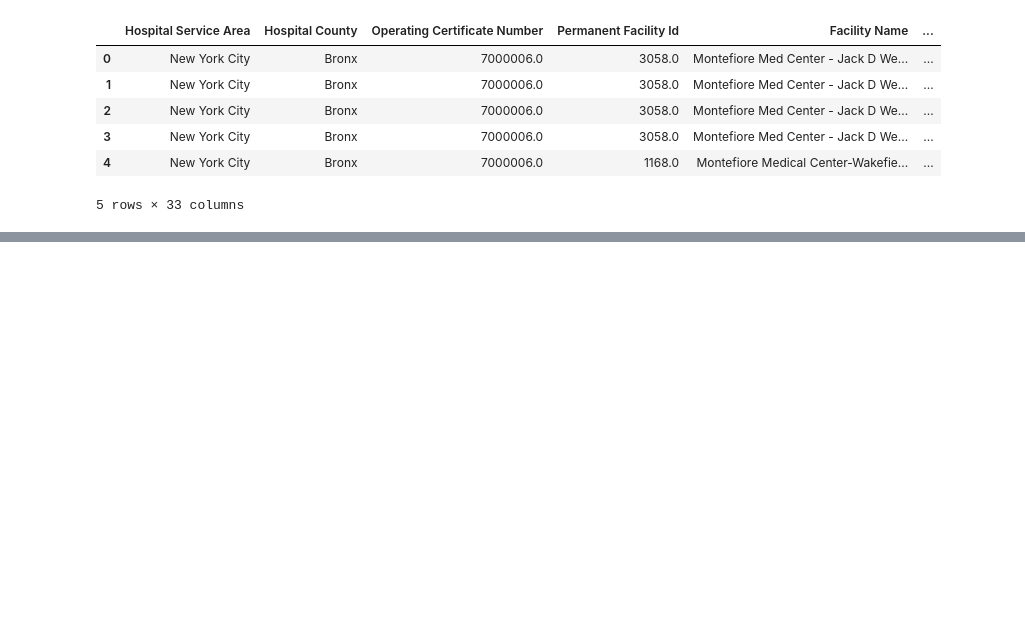
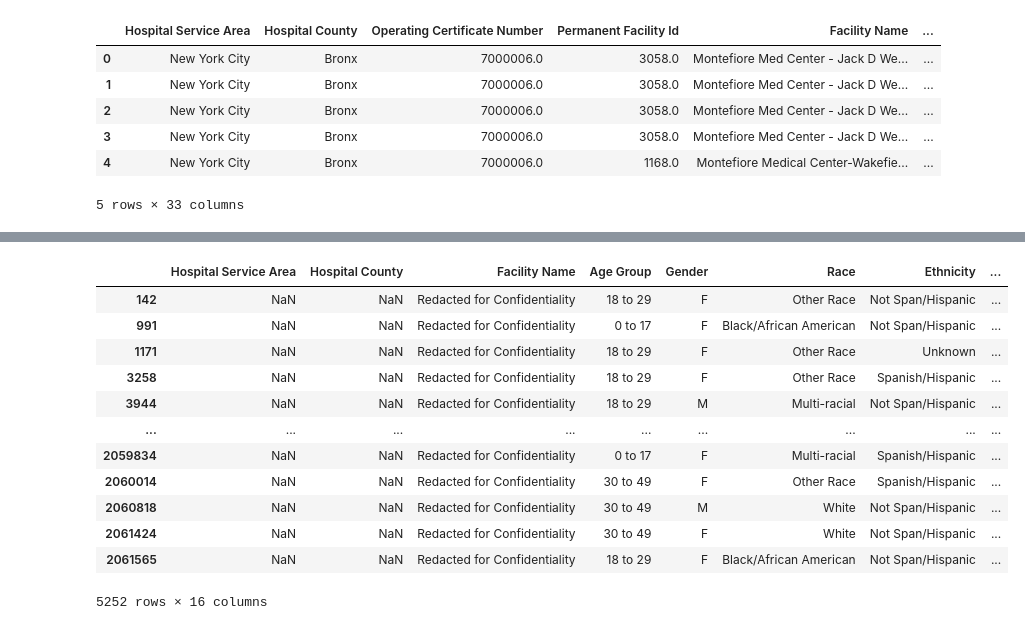
Before and after one commit to Omeesha28/NY-Healthcare-Data-Visualization, a Jupyter notebook: main.ipynb, the cells around one changed output, grey strips where cells are left out. Saved outputs shown, nothing was run; the diff lists cells and outputs as text; code cells hidden in the pictures; blank space fills up the shorter version.

```diff
--- a/main.ipynb
+++ b/main.ipynb
@@ -78,0 +74,17 @@ AttributeError: 'NoneType' object has no attribute 'head'
+# %%
+need_to_drop = clean_2022_df[clean_2022_df['Facility Name'] == 'Redacted for Confidentiality']
+need_to_drop
+# %% [output]
+|  | Hospital Service Area | Hospital County | Facility Name | Age Group | Gender | Race | Ethnicity | ... |
+| 142 | NaN | NaN | Redacted for Confidentiality | 18 to 29 | F | Other Race | Not Span/Hispanic | ... |
+| 991 | NaN | NaN | Redacted for Confidentiality | 0 to 17 | F | Black/African American | Not Span/Hispanic | ... |
+| 1171 | NaN | NaN | Redacted for Confidentiality | 18 to 29 | F | Other Race | Unknown | ... |
+| 3258 | NaN | NaN | Redacted for Confidentiality | 18 to 29 | F | Other Race | Spanish/Hispanic | ... |
+| 3944 | NaN | NaN | Redacted for Confidentiality | 18 to 29 | M | Multi-racial | Not Span/Hispanic | ... |
+| ... | ... | ... | ... | ... | ... | ... | ... | ... |
+| 2059834 | NaN | NaN | Redacted for Confidentiality | 0 to 17 | F | Multi-racial | Spanish/Hispanic | ... |
+| 2060014 | NaN | NaN | Redacted for Confidentiality | 30 to 49 | F | Other Race | Spanish/Hispanic | ... |
+| 2060818 | NaN | NaN | Redacted for Confidentiality | 30 to 49 | M | White | Not Span/Hispanic | ... |
+| 2061424 | NaN | NaN | Redacted for Confidentiality | 30 to 49 | F | White | Not Span/Hispanic | ... |
+| 2061565 | NaN | NaN | Redacted for Confidentiality | 18 to 29 | F | Black/African American | Not Span/Hispanic | ... |
+5252 rows × 16 columns
```
Also changed, not shown: parts of 12 cells of this notebook.
